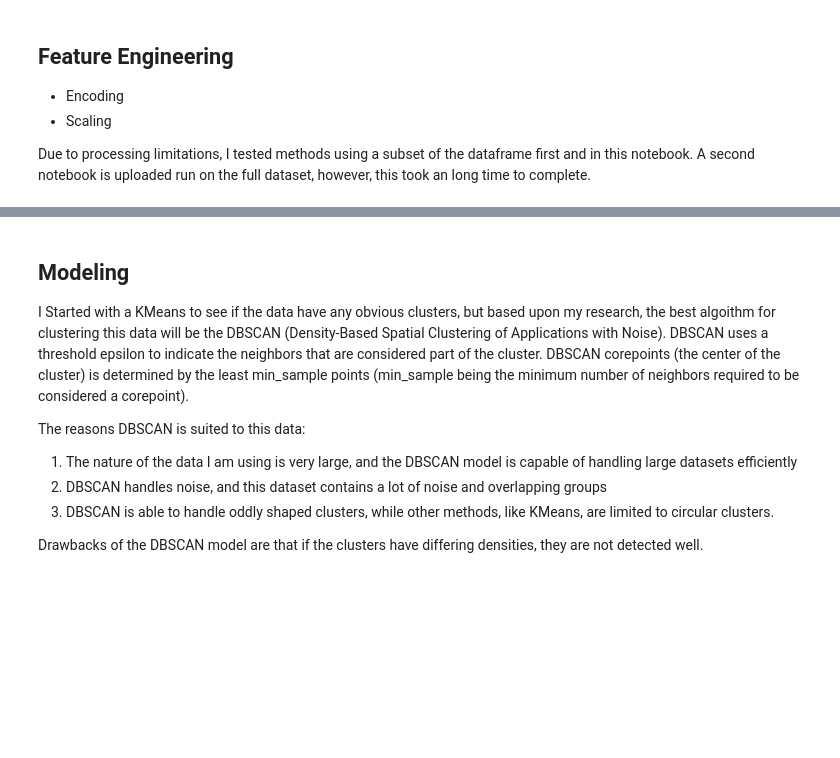
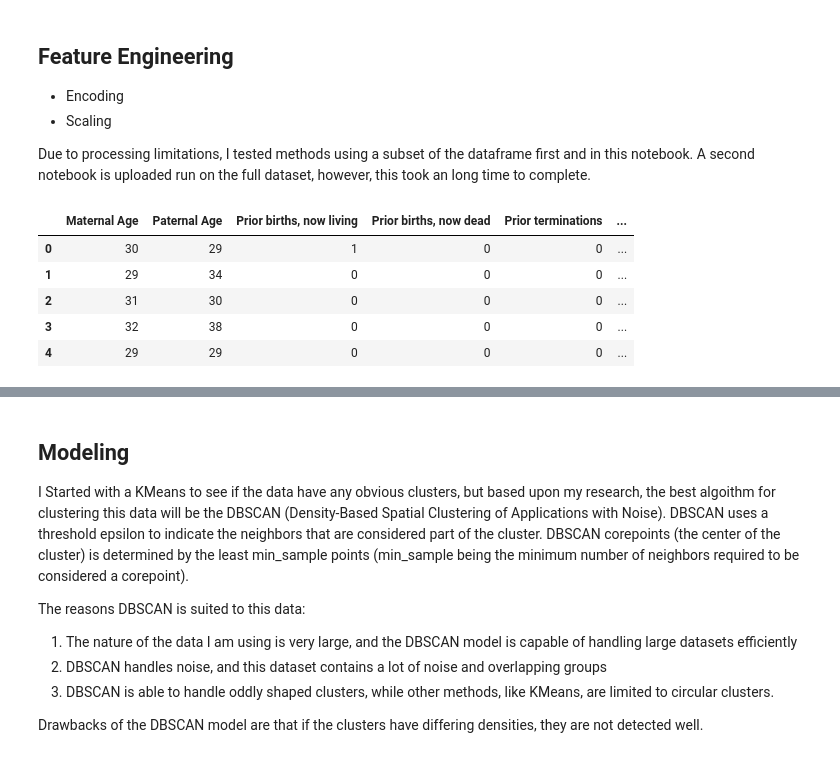
Before and after one commit to Jcc329/Investigating-Clusters-Among-US-Birth-Data, a Jupyter notebook: Notebooks/Technical Notebook HW 2.ipynb, the cells around one changed output, grey strips where cells are left out. Drawn from its saved outputs; the diff is of its cells as text; code cells hidden in the pictures; blank space fills up the shorter version.

```diff
--- a/Notebooks/Technical Notebook HW 2.ipynb
+++ b/Notebooks/Technical Notebook HW 2.ipynb
@@ -251,6 +251,15 @@ df1 = df.sample(frac =
                .01)
 df1.reset_index(drop=True, inplace =True)
 df1 = df1[Numeric+Ordered_Categoricals]
+# %%
+df1.head()
+# %% [output]
+|  | Maternal Age | Paternal Age | Prior births, now living | Prior births, now dead | Prior terminations | ... |
+| 0 | 30 | 29 | 1 | 0 | 0 | ... |
+| 1 | 29 | 34 | 0 | 0 | 0 | ... |
+| 2 | 31 | 30 | 0 | 0 | 0 | ... |
+| 3 | 32 | 38 | 0 | 0 | 0 | ... |
+| 4 | 29 | 29 | 0 | 0 | 0 | ... |
 # %%
 #In the first iteration of testing, I encoded the ordered and binary categorical data at this stage. However, I later
 #decided not to use the binary data in the model (explained below) and have therfore left that out here. The entire
```
Also changed, not shown: parts of 13 cells of this notebook.
